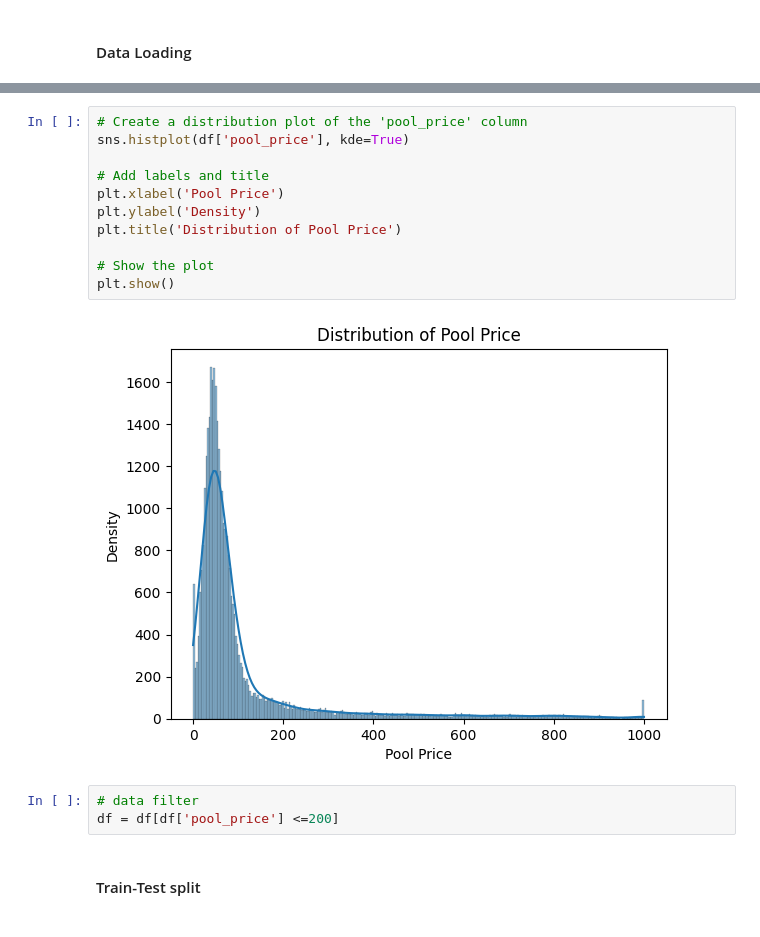
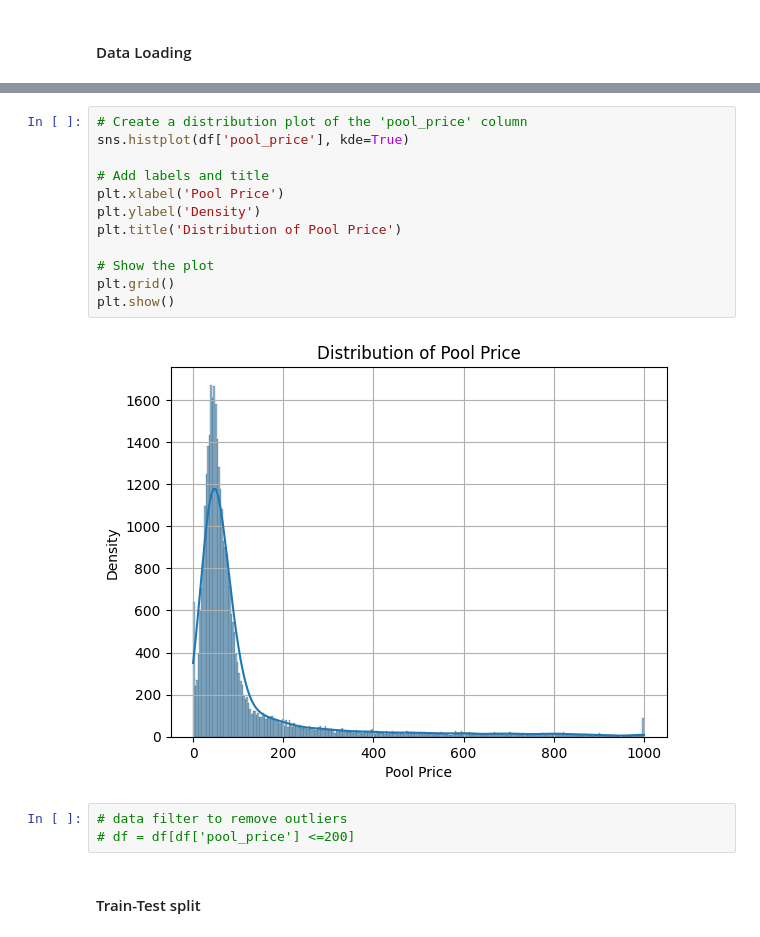
Before and after one commit to kevakba/BESS, a Jupyter notebook: Notebooks/5. LSTM modeling.ipynb, the cells around one changed output, grey strips where cells are left out. Saved outputs shown, nothing was run; the diff lists cells and outputs as text.

```diff
--- a/Notebooks/5. LSTM modeling.ipynb
+++ b/Notebooks/5. LSTM modeling.ipynb
@@ -84,19 +94,20 @@ df.head()
 # %%
 # Create a distribution plot of the 'pool_price' column
 sns.histplot(df['pool_price'], kde=True)
 
 # Add labels and title
 plt.xlabel('Pool Price')
 plt.ylabel('Density')
 plt.title('Distribution of Pool Price')
 
 # Show the plot
+plt.grid()
 plt.show()
 # %% [output]
-[figure, old version]
+[figure, new version]
 # %%
-# data filter
-df = df[df['pool_price'] <=200]
+# data filter to remove outliers
+# df = df[df['pool_price'] <=200]
 # %% [markdown]
 #### Train-Test split
 # %%
```
Also changed, not shown: parts of 24 cells of this notebook, 2 other files.
